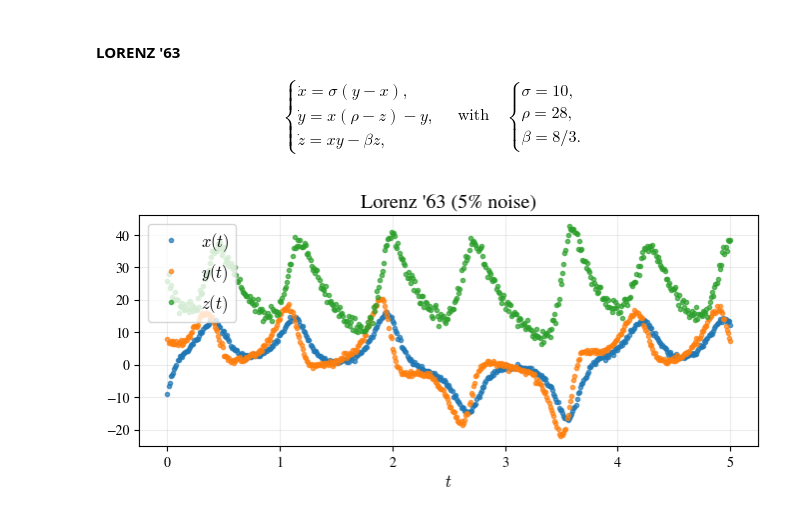
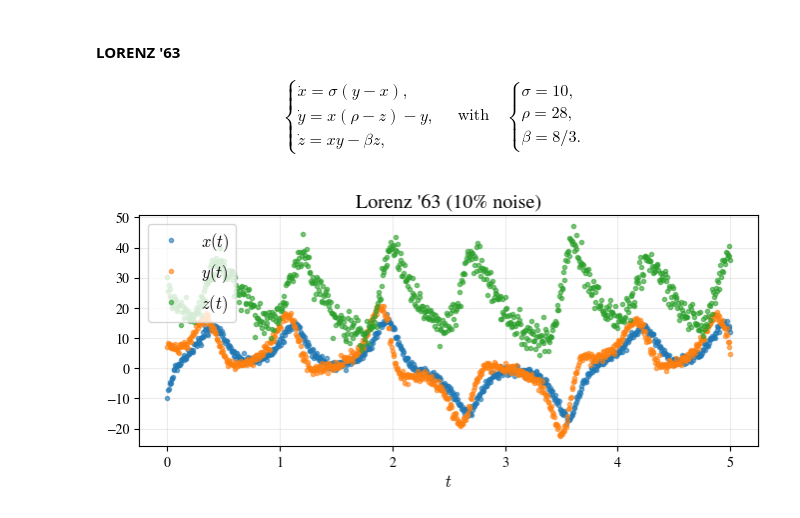
Before and after one commit to SethMinor/PyWSINDy-for-PDEs, a Jupyter notebook: examples/wsindy_ode_examples.ipynb, the cells around one changed output. Saved outputs shown, nothing was run; the diff lists cells and outputs as text; code cells hidden in the pictures.

```diff
--- a/examples/wsindy_ode_examples.ipynb
+++ b/examples/wsindy_ode_examples.ipynb
@@ -300,25 +322,26 @@ $$\begin{align*}
 \end{align*}$$
 # %%
 # Generate data
-t = torch.linspace(0, 5, 501)
+t = torch.linspace(0, 5, 801)
 
 sigma, rho, beta = 10.0, 28.0, 8/3
 def lorenz_rhs(t, z):
   x,y,z0 = z
   return [sigma*(y-x), x*(rho-z0)-y, x*y-beta*z0]
-sol = solve_ivp(lorenz_rhs, (t[0], t[-1]), [-8.0, 8.0, 27.0], t_eval=t, rtol=1e-12, atol=1e-12, method='DOP853')
+sol = solve_ivp(lorenz_rhs, (t[0], t[-1]), [-8.0, 8.0, 27.0], t_eval=t, **solver_params)
 lorenz_clean = convert_to_torch(sol)
 
 # Add noise and plot
-noise = 0.05
+#noise = 0.05
+noise = 0.1
 names = ['x','y','z']
 title = f"Lorenz '63 ({noise*100:.0f}% noise)"
 torch.manual_seed(0)
 
 [x,y,z] = add_noise_to_states(lorenz_clean, noise)
-plot_states_ode(t, [x,y,z], names, title, ls='.', alpha=0.7)
+plot_states_ode(t, [x,y,z], names, title, ls='.', alpha=0.6)
 # %% [output]
-[figure, old version]
+[figure, new version]
 # %%
 # Run WSINDy
 states = [x,y,z]
```
Also changed, not shown: parts of 20 cells of this notebook, 1 other file.
